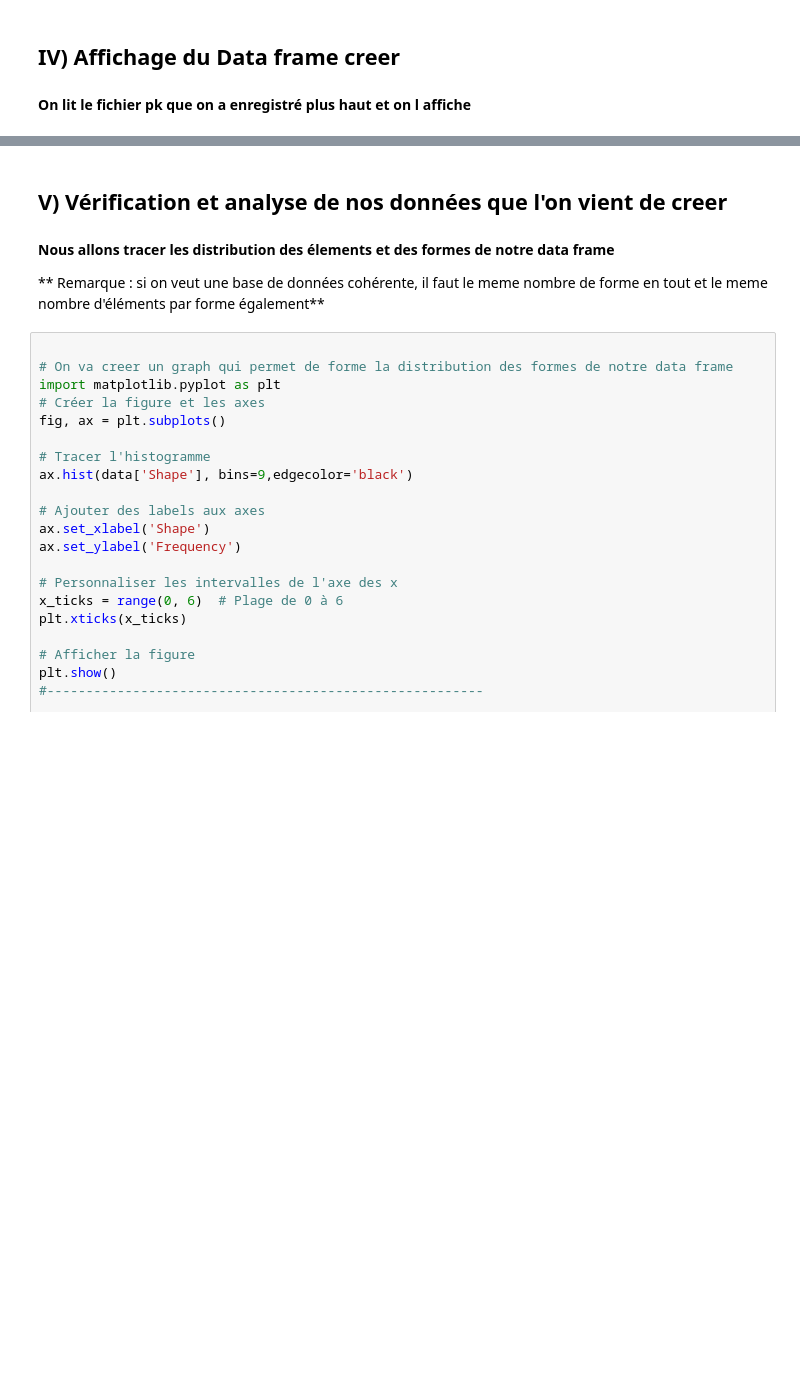
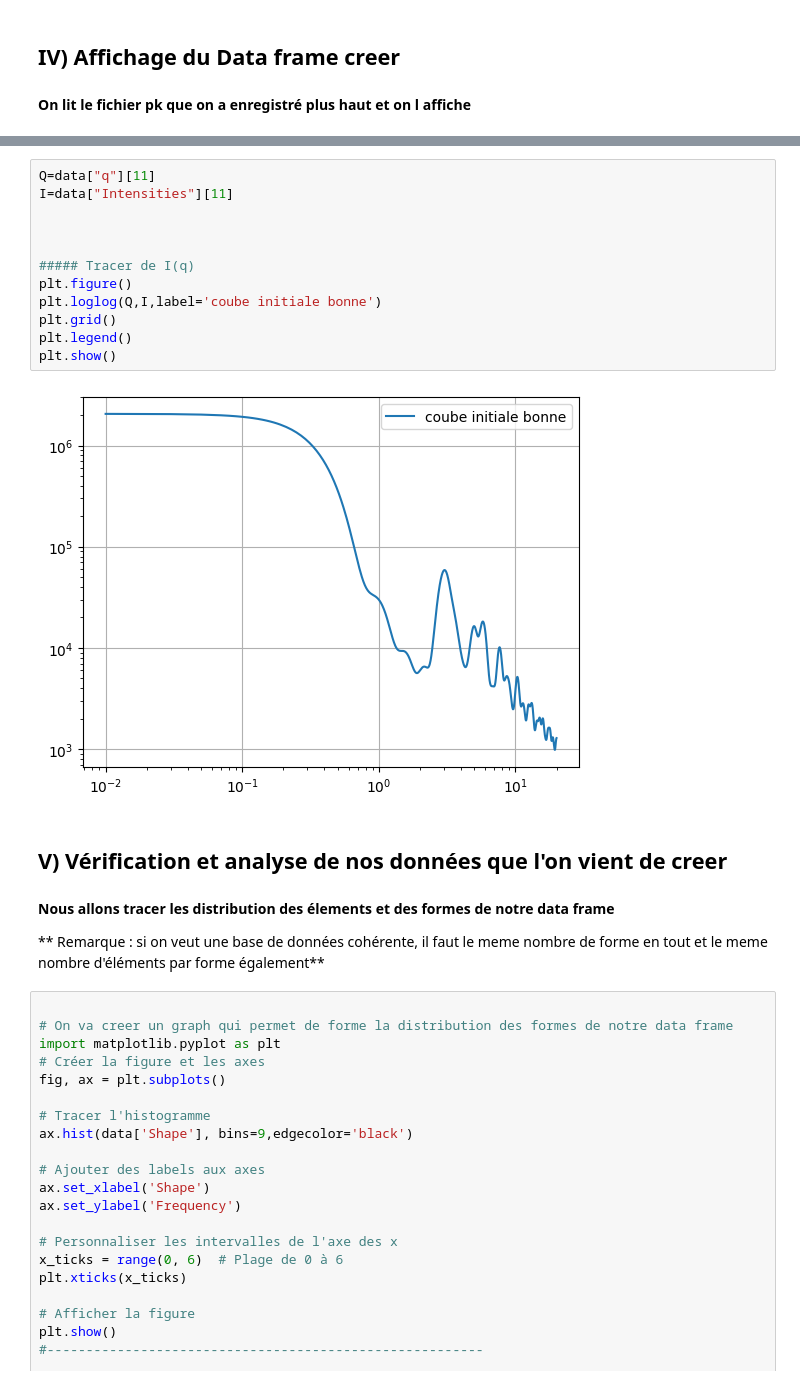
Before and after one commit to scayez/Projet_SAXS_WAXS_IA, a Jupyter notebook: script_shape_johnson.ipynb, the cells around one changed output, grey strips where cells are left out. Saved outputs shown, nothing was run; the diff lists cells and outputs as text; blank space fills up the shorter version.

```diff
--- a/script_shape_johnson.ipynb
+++ b/script_shape_johnson.ipynb
@@ -556,3 +548,17 @@ data
+# %%
+Q=data["q"][11]
+I=data["Intensities"][11]
+
+
+
+##### Tracer de I(q)
+plt.figure()
+plt.loglog(Q,I,label='coube initiale bonne')
+plt.grid()
+plt.legend()
+plt.show()
+# %% [output]
+[figure, added]
 # %% [markdown]
 ## V) Vérification et analyse de nos données que l'on vient de creer
 # %% [markdown]
```
Also changed, not shown: parts of 10 cells of this notebook.
